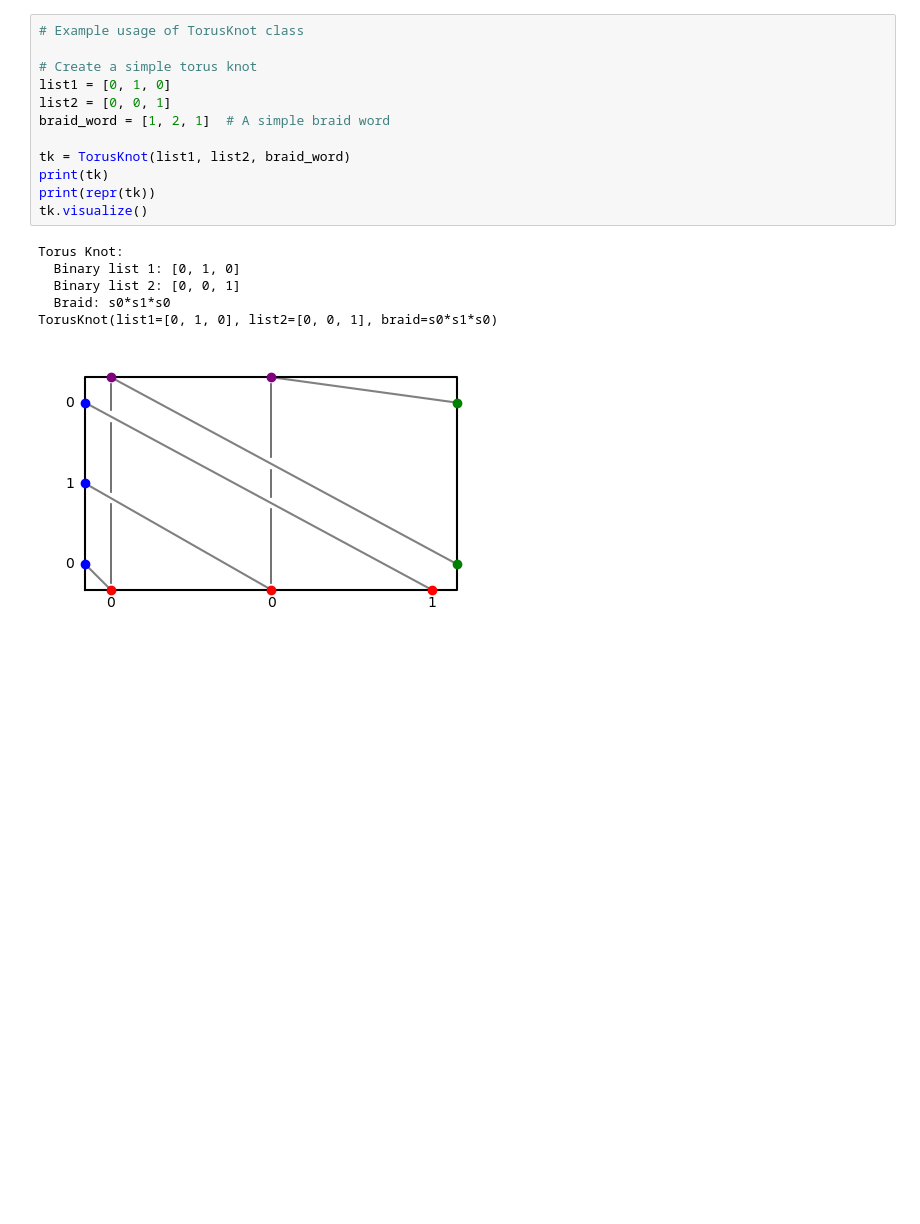
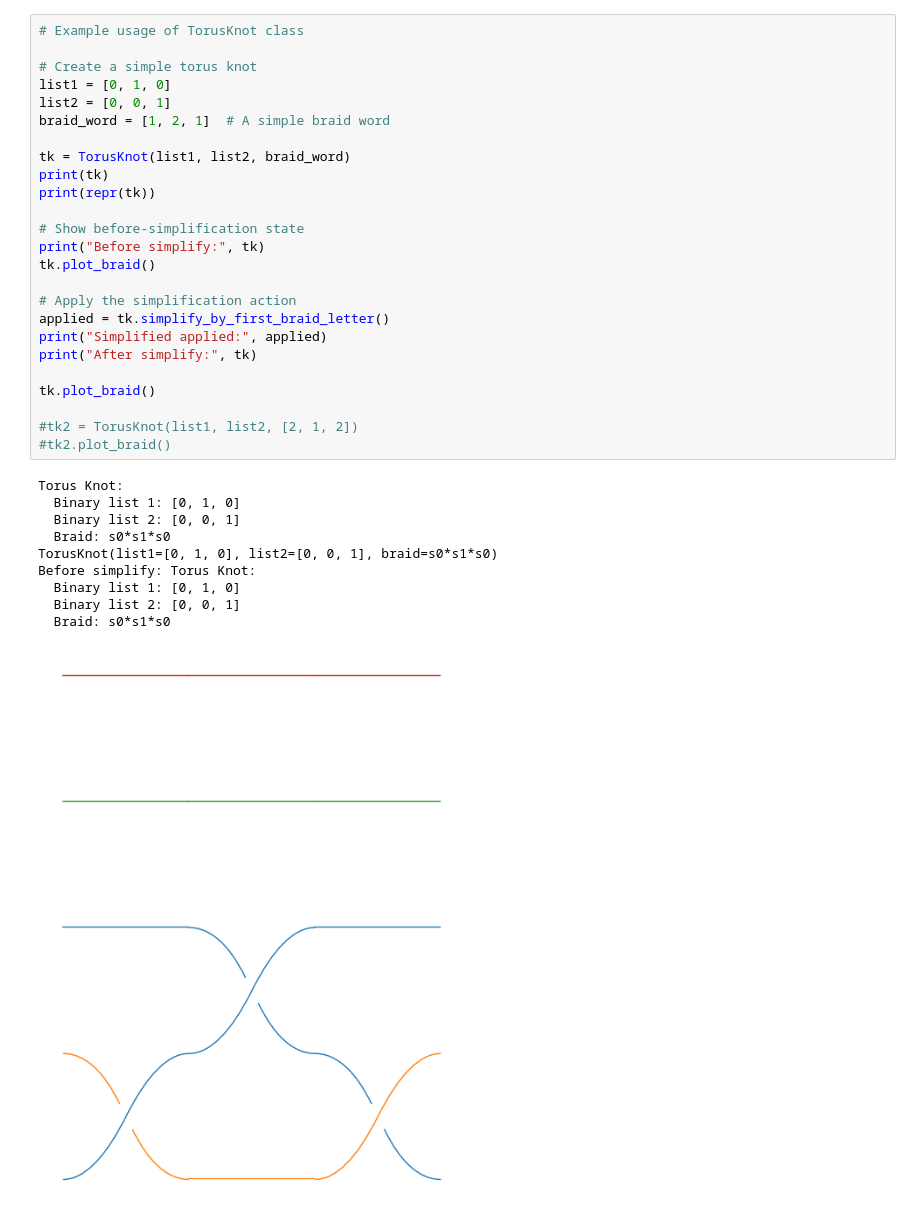
Before and after one commit to mmazin82/knots, a Jupyter notebook: knots-torus.ipynb, the cells around one changed output. Cells and saved outputs as stored; diff of their text form; blank space fills up the shorter version.

Commit message:
Implementing Easy Recursion + Updating Visualization

```diff
--- a/knots-torus.ipynb
+++ b/knots-torus.ipynb
@@ -257,19 +341,36 @@ class TorusKnot:
 # %%
 # Example usage of TorusKnot class
 
 # Create a simple torus knot
 list1 = [0, 1, 0]
 list2 = [0, 0, 1]
 braid_word = [1, 2, 1]  # A simple braid word
 
 tk = TorusKnot(list1, list2, braid_word)
 print(tk)
 print(repr(tk))
-tk.visualize()
+
+# Show before-simplification state
+print("Before simplify:", tk)
+tk.plot_braid()
+
+# Apply the simplification action
+applied = tk.simplify_by_first_braid_letter()
+print("Simplified applied:", applied)
+print("After simplify:", tk)
+
+tk.plot_braid()
+
+#tk2 = TorusKnot(list1, list2, [2, 1, 2])
+#tk2.plot_braid()
 # %% [output]
 Torus Knot:
   Binary list 1: [0, 1, 0]
   Binary list 2: [0, 0, 1]
   Braid: s0*s1*s0
 TorusKnot(list1=[0, 1, 0], list2=[0, 0, 1], braid=s0*s1*s0)
+Before simplify: Torus Knot:
+  Binary list 1: [0, 1, 0]
+  Binary list 2: [0, 0, 1]
+  Braid: s0*s1*s0
-[figure, old version]
+[figure, new version]
```
Also changed, not shown: parts of 2 cells of this notebook.
